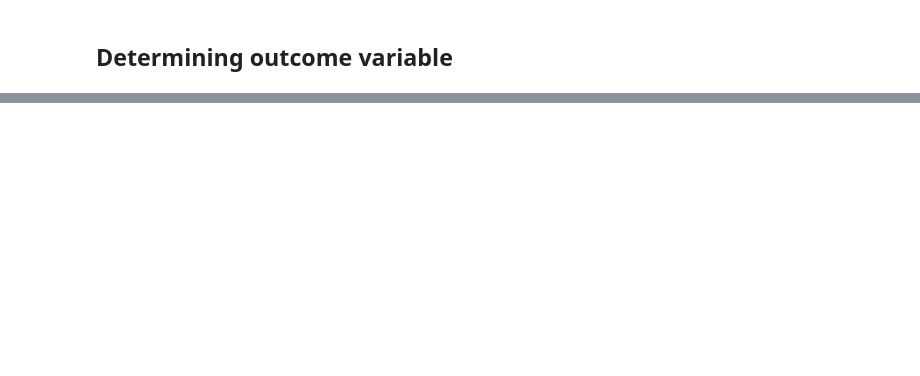
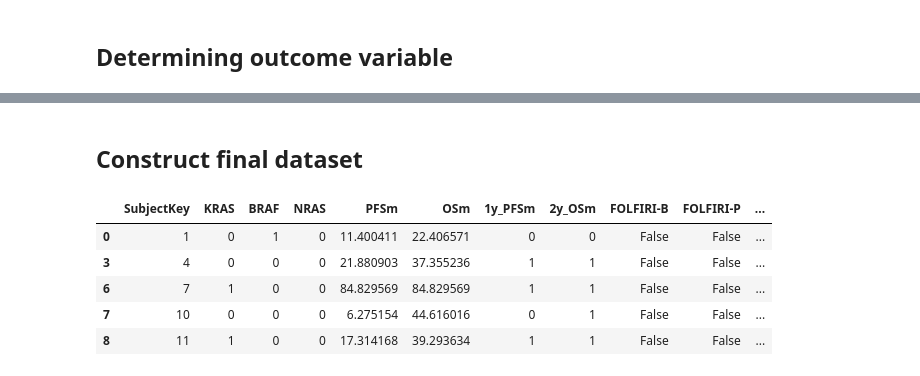
Before and after one commit to MartijnMakaske/CRLM-morph-features, a Jupyter notebook: Clinical_data_preparation.ipynb, the cells around one changed output, grey strips where cells are left out. Saved outputs shown, nothing was run; the diff lists cells and outputs as text; code cells hidden in the pictures; blank space fills up the shorter version.

```diff
--- a/Clinical_data_preparation.ipynb
+++ b/Clinical_data_preparation.ipynb
@@ -282,0 +390,27 @@ print(f"Total number of patients: {len(data)}")
+# %% [markdown]
+## Construct final dataset
+# %%
+# Convert the 'treatment' column into one-hot encoding
+treatment_one_hot = pd.get_dummies(data['treatment'])
+
+# Concatenate the one-hot encoded columns with the other columns
+final_data = pd.concat([data.drop('treatment', axis=1), treatment_one_hot], axis=1)
+
+# Add a column '1y_PFSm' for one-hot encoding 12-month progression-free survival
+data['1y_PFSm'] = (data['PFSm'] >= 12).astype(int)
+
+# Add a column '2y_OS' for one-hot encoding 24-month Overall Survival
+data['2y_OSm'] = (data['OSm'] >= 24).astype(int)
+
+# Add path. response
+
+
+# Display the first few rows of the final dataset
+final_data.head()
+# %% [output]
+|  | SubjectKey | KRAS | BRAF | NRAS | PFSm | OSm | 1y_PFSm | 2y_OSm | FOLFIRI-B | FOLFIRI-P | ... |
+| 0 | 1 | 0 | 1 | 0 | 11.400411 | 22.406571 | 0 | 0 | False | False | ... |
+| 3 | 4 | 0 | 0 | 0 | 21.880903 | 37.355236 | 1 | 1 | False | False | ... |
+| 6 | 7 | 1 | 0 | 0 | 84.829569 | 84.829569 | 1 | 1 | False | False | ... |
+| 7 | 10 | 0 | 0 | 0 | 6.275154 | 44.616016 | 0 | 1 | False | False | ... |
+| 8 | 11 | 1 | 0 | 0 | 17.314168 | 39.293634 | 1 | 1 | False | False | ... |
```
Also changed, not shown: parts of 23 cells of this notebook, 3 other files.
